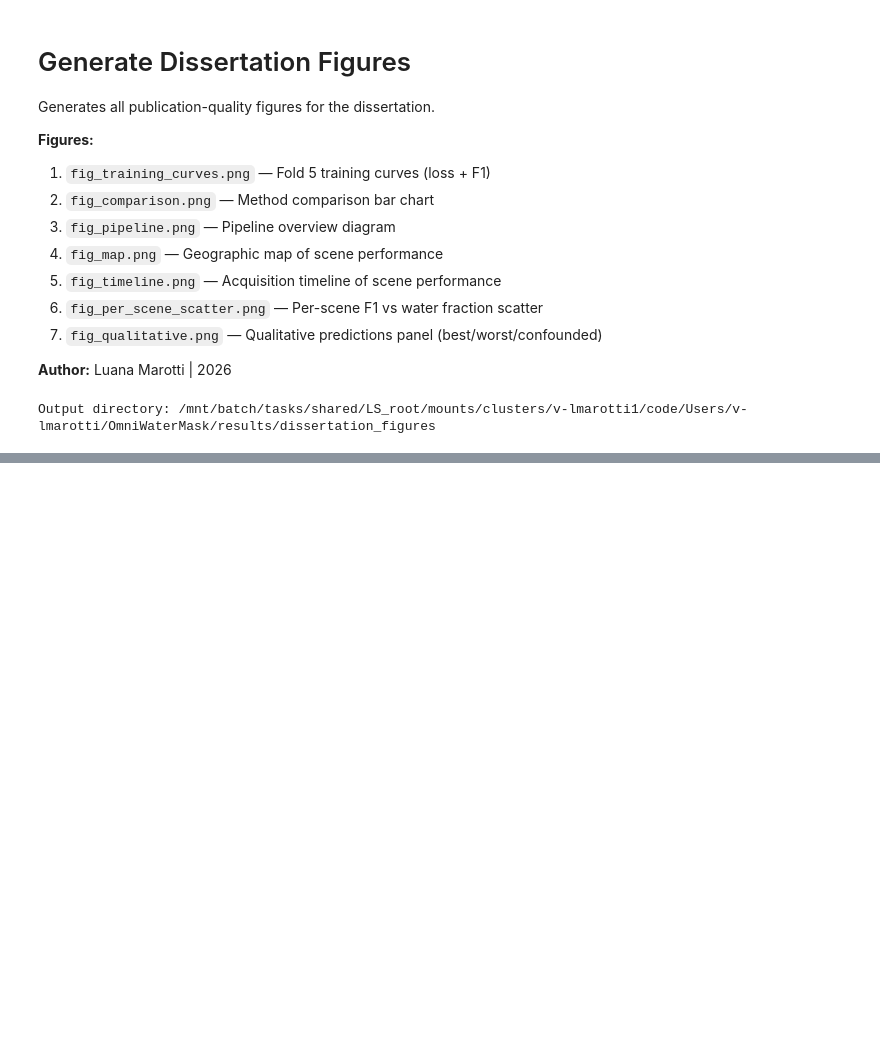
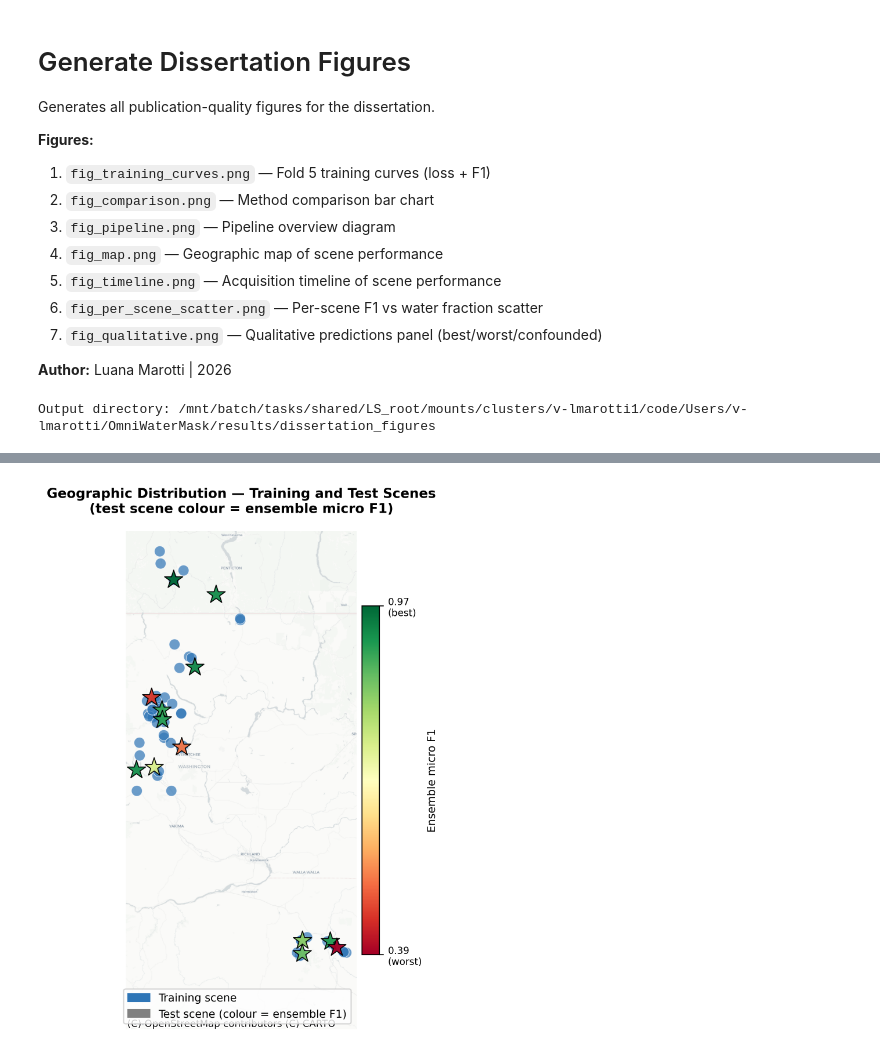
Before and after one commit to luanamarotti/High-Resolution-Water-Segmentation-for-Salmon-Habitat, a Jupyter notebook: generate_figures.ipynb, the cells around one changed output, grey strips where cells are left out. Saved outputs shown, nothing was run; the diff lists cells and outputs as text; code cells hidden in the pictures; blank space fills up the shorter version.

```diff
--- a/generate_figures.ipynb
+++ b/generate_figures.ipynb
@@ -386,0 +325,82 @@ Saved: /mnt/batch/tasks/shared/LS_root/mounts/clusters/v-lmarotti1/code/Users/v-
+# %%
+# ── Cell 5: Fig 2 — Map (updated) ──
+from PIL import Image
+import matplotlib.colors as mcolors
+import matplotlib.cm as cm
+import matplotlib.patches as mpatches
+import geopandas as gpd
+import contextily as ctx
+from shapely.geometry import Point
+
+ANALYSIS_DIR = BASE_DIR / 'results/dataset_analysis'
+scene_meta = pd.read_csv(ANALYSIS_DIR / 'scene_metadata.csv')
+scene_ens  = pd.read_csv(DIAG_DIR / 'per_scene_ensemble.csv')
+
+df = scene_meta.merge(scene_ens[['scene','micro_f1']], on='scene', how='left')
+train_df = df[df['split'] == 'train/val'].copy()
+test_df  = df[df['split'] == 'test'].copy()
+
+# ── Use only min and max F1 for the colormap scale ──
+f1_min = test_df['micro_f1'].min()
+f1_max = test_df['micro_f1'].max()
+
+cmap = cm.RdYlGn
+norm = mcolors.Normalize(vmin=f1_min, vmax=f1_max)
+sm   = cm.ScalarMappable(cmap=cmap, norm=norm)
+sm.set_array([])
+
+def f1_color(f1):
+    if pd.isna(f1): return 'grey'
+    return cmap(norm(f1))
+
+# Convert to GeoDataFrame
+df_geo    = df[df['lat'].notna() & df['lon'].notna()].copy()
+train_geo = df_geo[df_geo['split'] == 'train/val']
+test_geo  = df_geo[df_geo['split'] == 'test'].copy()
+
+geometry_train = [Point(lon, lat) for lon, lat in zip(train_geo['lon'], train_geo['lat'])]
+geometry_test  = [Point(lon, lat) for lon, lat in zip(test_geo['lon'],  test_geo['lat'])]
+
+gdf_train = gpd.GeoDataFrame(train_geo, geometry=geometry_train, crs='EPSG:4326').to_crs('EPSG:3857')
+gdf_test  = gpd.GeoDataFrame(test_geo,  geometry=geometry_test,  crs='EPSG:4326').to_crs('EPSG:3857')
+
+fig, ax = plt.subplots(figsize=(6.5, 6.5))
+
+# Train scenes
+gdf_train.plot(ax=ax, color='#2E75B6', markersize=80, alpha=0.7,
+               marker='o', edgecolors='white', linewidths=0.5,
+               label='Training scene', zorder=3)
+
+# Test scenes — coloured by ensemble F1
+colors_map = [f1_color(f) for f in gdf_test['micro_f1']]
+gdf_test.plot(ax=ax, color=colors_map, markersize=250, alpha=0.95,
+              marker='*', edgecolors='black', linewidths=0.8, zorder=4)
+
+# Basemap
+ctx.add_basemap(ax, source=ctx.providers.CartoDB.Positron, zoom=8)
+
+# Padding
+xmin, ymin, xmax, ymax = ax.get_xlim()[0], ax.get_ylim()[0], ax.get_xlim()[1], ax.get_ylim()[1]
+y_padding = (ymax - ymin) * 0.12
+ax.set_ylim(ymin - y_padding, ymax)
+
+# Colourbar — only show min and max ticks
+cbar = plt.colorbar(sm, ax=ax, orientation='vertical', pad=0.01, shrink=0.7)
+cbar.set_label('Ensemble micro F1', fontsize=9)
+cbar.set_ticks([f1_min, f1_max])
+cbar.set_ticklabels([f'{f1_min:.2f}\n(worst)', f'{f1_max:.2f}\n(best)'])
+
+# Legend
+train_patch = mpatches.Patch(color='#2E75B6', label='Training scene')
+test_patch  = mpatches.Patch(color='grey',    label='Test scene (colour = ensemble F1)')
+ax.legend(handles=[train_patch, test_patch], loc='lower right', fontsize=9)
+ax.set_axis_off()
+ax.set_title('Geographic Distribution — Training and Test Scenes\n(test scene colour = ensemble micro F1)',
+             fontsize=11, fontweight='bold')
+plt.tight_layout()
+
+out_map = OUT_DIR / 'fig_map.png'
+plt.savefig(out_map, dpi=150, bbox_inches='tight', pad_inches=0)
+plt.show()
+print(f'Saved: {out_map}')
+# %% [output]
@@ -386,0 +424 @@ Saved: /mnt/batch/tasks/shared/LS_root/mounts/clusters/v-lmarotti1/code/Users/v-
+[figure, added]
```
Also changed, not shown: parts of 9 cells of this notebook.
